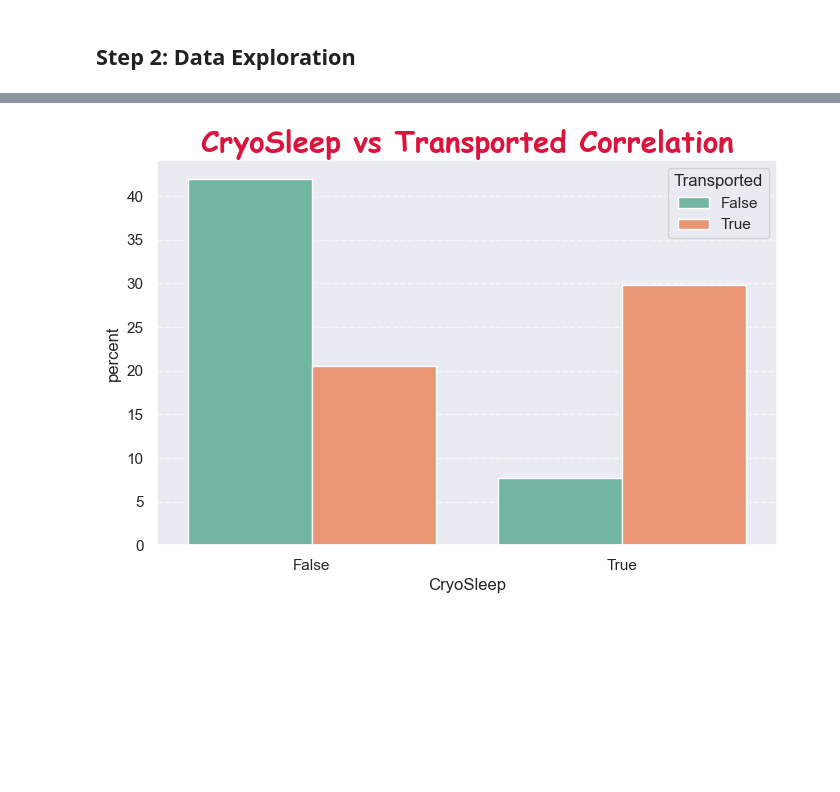
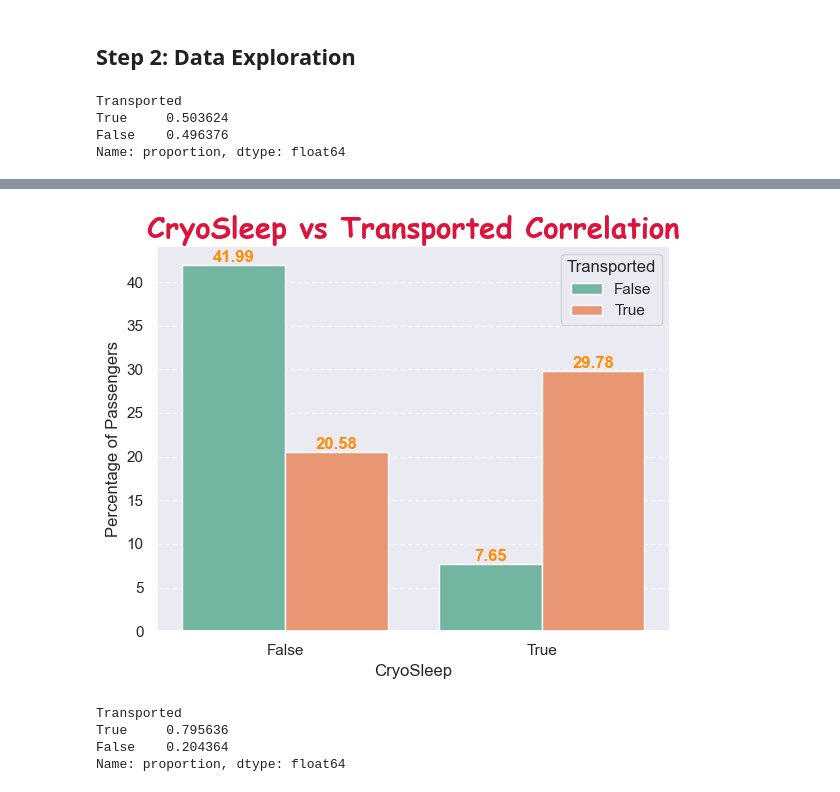
Before and after one commit to bestboybest/OlympusTech3.0--AstroGoodBoy, a Jupyter notebook: Task2/AstroGoodBoy_notebook_cleaning.ipynb, the cells around one changed output, grey strips where cells are left out. Cells and saved outputs as stored; diff of their text form; code cells hidden in the pictures; blank space fills up the shorter version.

Commit message:
data exploring time

```diff
--- a/Task2/AstroGoodBoy_notebook_cleaning.ipynb
+++ b/Task2/AstroGoodBoy_notebook_cleaning.ipynb
@@ -1203,6 +1203,17 @@ And with that, we are done with Data Cleaning part of task 2.
 Next, we will perform exploratory data analysis and try to visualize our cleaned/preprocessed data and try to unravel the truth behind what happened in the anomaly.
 # %% [markdown]
 ## Step 2: Data Exploration
+# %%
+#First let's see how many people transported in the first place
+
+cleanData['Transported'].value_counts(normalize = True)
+
+#Ooo about 50-50
+# %% [output]
+Transported
+True     0.503624
+False    0.496376
+Name: proportion, dtype: float64
 # %%
 #See correlations in data
 
@@ -1224,19 +1235,36 @@ cleanData.corr(numeric_only = True)
 | Spa | 0.018659 | -0.215669 | -0.208034 | -0.120590 | 0.117648 | 0.035913 | 0.594336 | 0.009524 | 0.222016 | ... |
 | VRDeck | 0.008357 | -0.202536 | -0.201691 | -0.132828 | 0.098622 | 0.080995 | 0.587641 | -0.017720 | 0.227273 | ... |
 # %%
+#%Plot for people transported in correlation to cryosleep status
 saveDir = './InterestingPlots/'
 
+plt.figure(figsize = (6, 5), dpi = 100)
 
 sns.set_theme()
-plt.figure(figsize = (8, 5), dpi = 100)
-sns.countplot(data = cleanData, x = 'CryoSleep', hue = 'Transported', stat = 'percent', palette = 'Set2')
+ax = sns.countplot(data = cleanData, x = 'CryoSleep', hue = 'Transported', stat = 'percent', palette = 'Set2')
+
+for container in ax.containers:
+    ax.bar_label(container, fmt = '%.2f', weight = 'bold', color = 'darkorange')
 
 titleFont = {'weight': 'bold', 'name': 'Comic Sans MS', 'color': 'crimson'}
 
 plt.title('CryoSleep vs Transported Correlation', fontdict = titleFont, size = 21)
 plt.grid(axis = 'y', linestyle = '--', alpha = 0.6)
+plt.ylabel('Percentage of Passengers', size = 12)
 
+plt.tight_layout()
 plt.savefig(saveDir + 'CryoSleep.jpeg', dpi = 300)
 plt.show()
 # %% [output]
-[figure, old version]
+[figure, new version]
+# %%
+#% of Cryosleep = True users that have been transported
+
+cleanData[cleanData['CryoSleep'] == True]['Transported'].value_counts(normalize = True)
+
+#Almost 80%!!!
+# %% [output]
+Transported
+True     0.795636
+False    0.204364
+Name: proportion, dtype: float64
```
Also changed, not shown: parts of 2 cells of this notebook, 2 other files.
